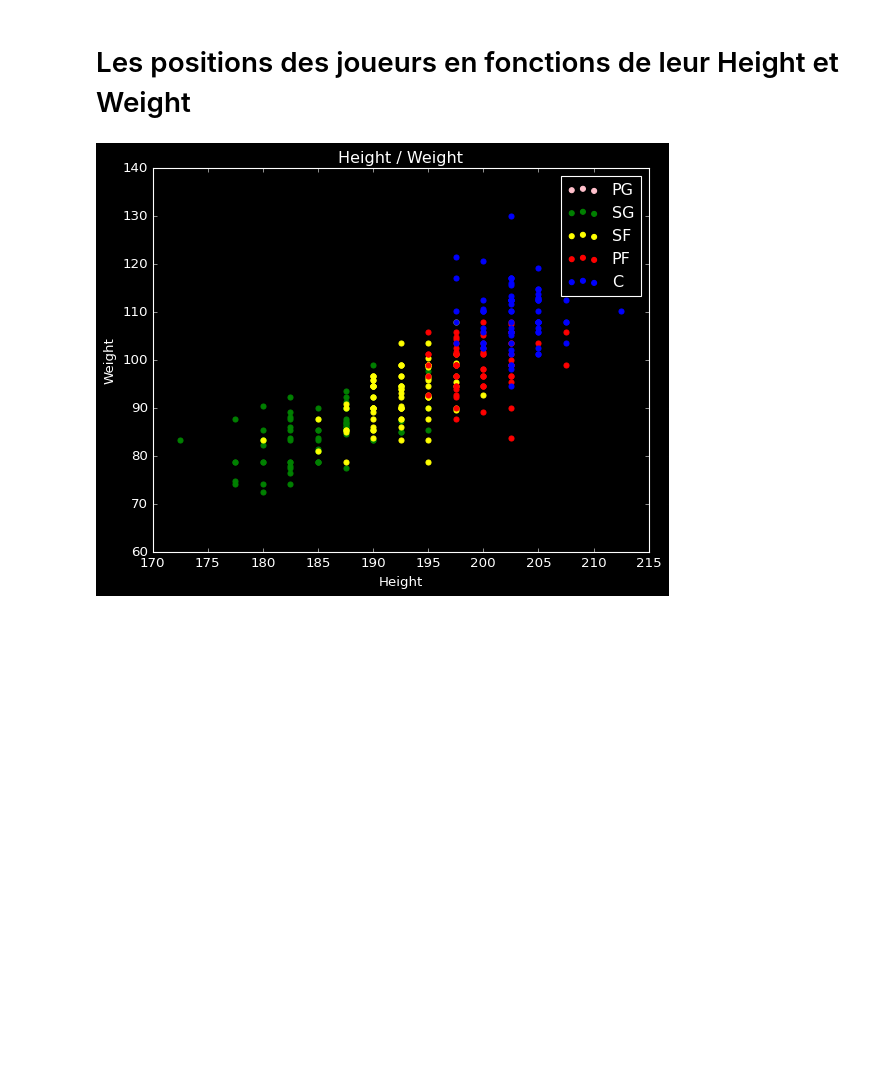
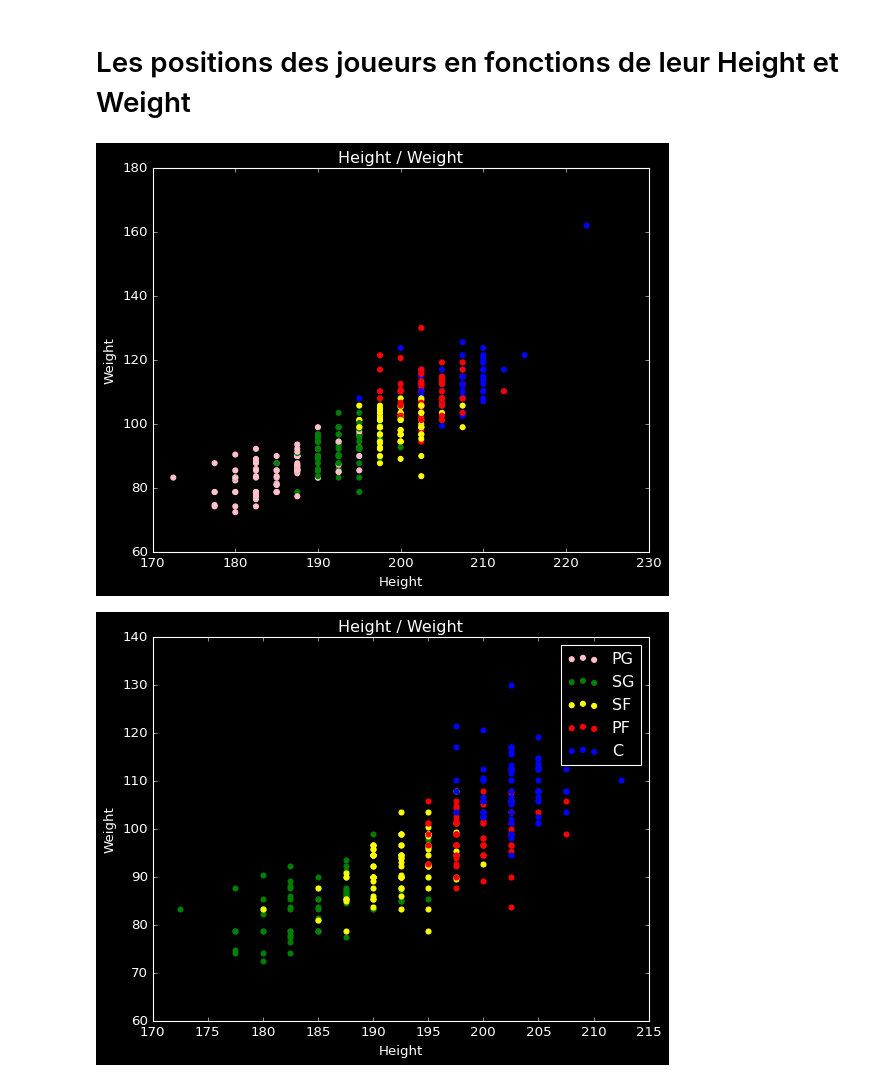
Before and after one commit to julienMP06/NBA-Prediction-1, a Jupyter notebook: Projet/Projet.ipynb, the cells around one changed output. Drawn from its saved outputs; the diff is of its cells as text; code cells hidden in the pictures; blank space fills up the shorter version.

```diff
--- a/Projet/Projet.ipynb
+++ b/Projet/Projet.ipynb
@@ -437,6 +437,23 @@ features
  'PosBin']
 # %% [markdown]
 # Les positions des joueurs en fonctions de leur Height et Weight
+# %%
+values = ['Pink','Green','Yellow','Red','Blue']
+x = data['Height']
+y = data['Weight']
+
+z = []
+for i in data['PosBin']:
+    z.append(i)
+
+plt.scatter(x, y, color=[values[int(i-1)] for i in z])
+
+plt.title('Height / Weight')
+plt.xlabel('Height')
+plt.ylabel('Weight')
+plt.show()
+# %% [output]
+[figure, added]
 # %%
 values = ['Pink','Green','Yellow','Red','Blue']
 x = data['Height']
```
